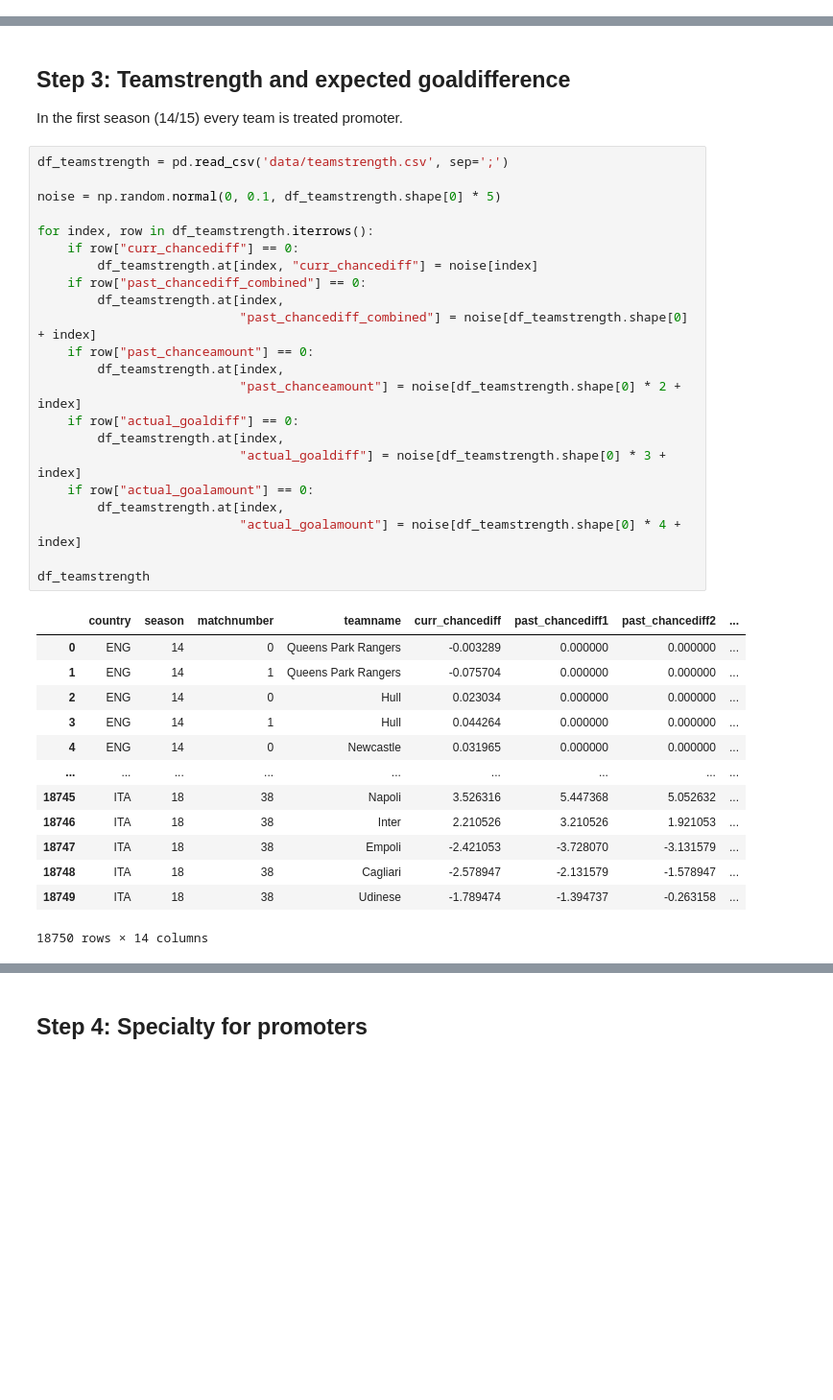
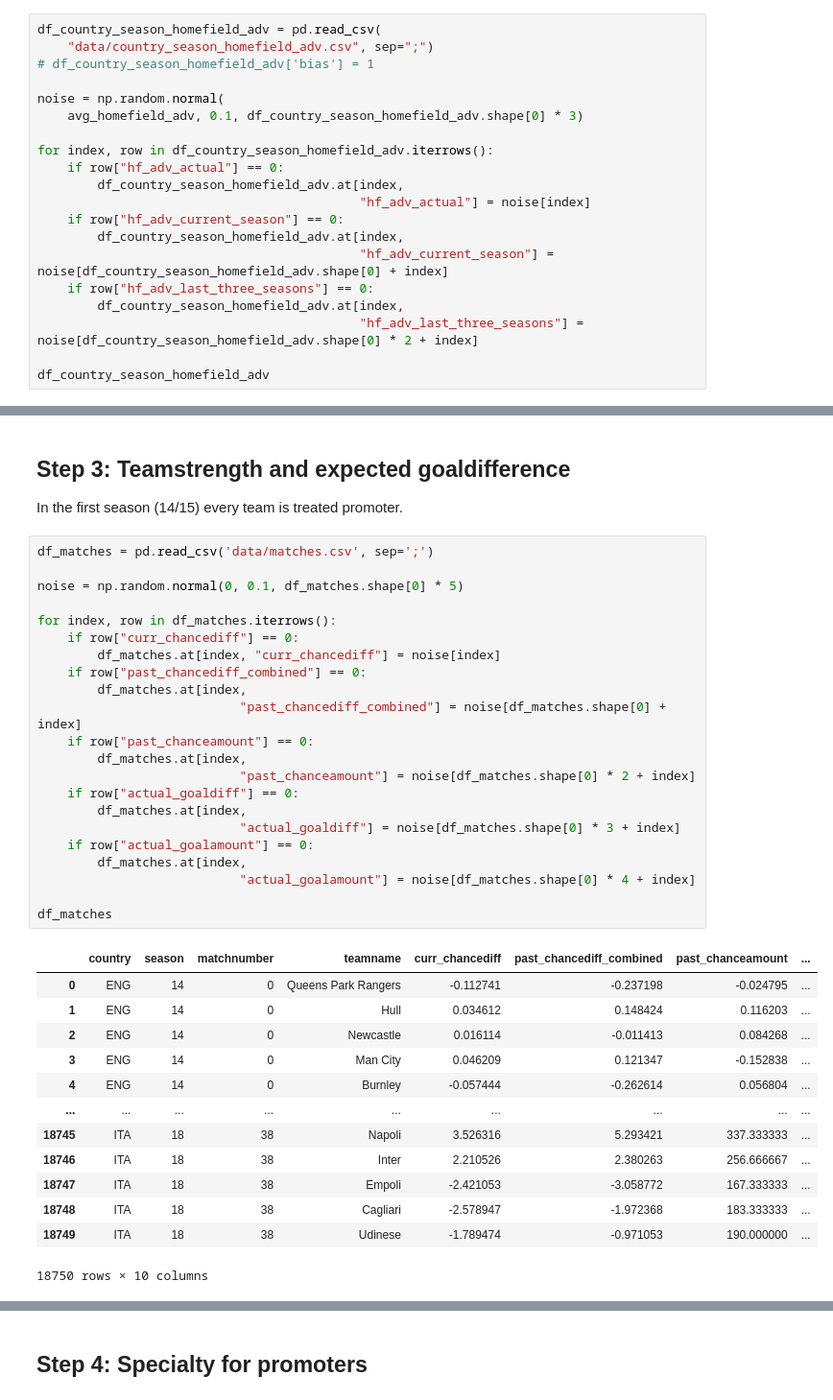
Before and after one commit to LUKEx76/football_prediction, a Jupyter notebook: heuer_model/heuer.ipynb, the cells around one changed output, grey strips where cells are left out. Shown at 96% size. Cells and saved outputs as stored; diff of their text form; blank space fills up the shorter version.

```diff
--- a/heuer_model/heuer.ipynb
+++ b/heuer_model/heuer.ipynb
@@ -53,3 +53,23 @@ avg_homefield_adv = np.sum(df_homefield["homefield_adv"]) / NUM_OF_SEASONS
 print("Average homefield advantage on all games:", avg_homefield_adv)
 # %% [output]
 Average homefield advantage on all games: 0.36837358101135187
+# %%
+df_country_season_homefield_adv = pd.read_csv(
+    "data/country_season_homefield_adv.csv", sep=";")
+# df_country_season_homefield_adv['bias'] = 1
+
+noise = np.random.normal(
+    avg_homefield_adv, 0.1, df_country_season_homefield_adv.shape[0] * 3)
+
+for index, row in df_country_season_homefield_adv.iterrows():
+    if row["hf_adv_actual"] == 0:
+        df_country_season_homefield_adv.at[index,
+                                           "hf_adv_actual"] = noise[index]
+    if row["hf_adv_current_season"] == 0:
+        df_country_season_homefield_adv.at[index,
+                                           "hf_adv_current_season"] = noise[df_country_season_homefield_adv.shape[0] + index]
+    if row["hf_adv_last_three_seasons"] == 0:
+        df_country_season_homefield_adv.at[index,
+                                           "hf_adv_last_three_seasons"] = noise[df_country_season_homefield_adv.shape[0] * 2 + index]
+
+df_country_season_homefield_adv
@@ -162,41 +191,41 @@ Goalamount: 3.1438773471969945
 
 In the first season (14/15) every team is treated promoter.
 # %%
-df_teamstrength = pd.read_csv('data/teamstrength.csv', sep=';')
+df_matches = pd.read_csv('data/matches.csv', sep=';')
 
-noise = np.random.normal(0, 0.1, df_teamstrength.shape[0] * 5)
+noise = np.random.normal(0, 0.1, df_matches.shape[0] * 5)
 
-for index, row in df_teamstrength.iterrows():
+for index, row in df_matches.iterrows():
     if row["curr_chancediff"] == 0:
-        df_teamstrength.at[index, "curr_chancediff"] = noise[index]
+        df_matches.at[index, "curr_chancediff"] = noise[index]
     if row["past_chancediff_combined"] == 0:
-        df_teamstrength.at[index,
-                           "past_chancediff_combined"] = noise[df_teamstrength.shape[0] + index]
+        df_matches.at[index,
+                           "past_chancediff_combined"] = noise[df_matches.shape[0] + index]
     if row["past_chanceamount"] == 0:
-        df_teamstrength.at[index,
-                           "past_chanceamount"] = noise[df_teamstrength.shape[0] * 2 + index]
+        df_matches.at[index,
+                           "past_chanceamount"] = noise[df_matches.shape[0] * 2 + index]
     if row["actual_goaldiff"] == 0:
-        df_teamstrength.at[index,
-                           "actual_goaldiff"] = noise[df_teamstrength.shape[0] * 3 + index]
+        df_matches.at[index,
+                           "actual_goaldiff"] = noise[df_matches.shape[0] * 3 + index]
     if row["actual_goalamount"] == 0:
-        df_teamstrength.at[index,
-                           "actual_goalamount"] = noise[df_teamstrength.shape[0] * 4 + index]
+        df_matches.at[index,
+                           "actual_goalamount"] = noise[df_matches.shape[0] * 4 + index]
 
-df_teamstrength
+df_matches
 # %% [output]
-|  | country | season | matchnumber | teamname | curr_chancediff | past_chancediff1 | past_chancediff2 | ... |
-| 0 | ENG | 14 | 0 | Queens Park Rangers | -0.003289 | 0.000000 | 0.000000 | ... |
-| 1 | ENG | 14 | 1 | Queens Park Rangers | -0.075704 | 0.000000 | 0.000000 | ... |
-| 2 | ENG | 14 | 0 | Hull | 0.023034 | 0.000000 | 0.000000 | ... |
-| 3 | ENG | 14 | 1 | Hull | 0.044264 | 0.000000 | 0.000000 | ... |
-| 4 | ENG | 14 | 0 | Newcastle | 0.031965 | 0.000000 | 0.000000 | ... |
+|  | country | season | matchnumber | teamname | curr_chancediff | past_chancediff_combined | past_chanceamount | ... |
+| 0 | ENG | 14 | 0 | Queens Park Rangers | -0.112741 | -0.237198 | -0.024795 | ... |
+| 1 | ENG | 14 | 0 | Hull | 0.034612 | 0.148424 | 0.116203 | ... |
+| 2 | ENG | 14 | 0 | Newcastle | 0.016114 | -0.011413 | 0.084268 | ... |
+| 3 | ENG | 14 | 0 | Man City | 0.046209 | 0.121347 | -0.152838 | ... |
+| 4 | ENG | 14 | 0 | Burnley | -0.057444 | -0.262614 | 0.056804 | ... |
 | ... | ... | ... | ... | ... | ... | ... | ... | ... |
-| 18745 | ITA | 18 | 38 | Napoli | 3.526316 | 5.447368 | 5.052632 | ... |
-| 18746 | ITA | 18 | 38 | Inter | 2.210526 | 3.210526 | 1.921053 | ... |
-| 18747 | ITA | 18 | 38 | Empoli | -2.421053 | -3.728070 | -3.131579 | ... |
-| 18748 | ITA | 18 | 38 | Cagliari | -2.578947 | -2.131579 | -1.578947 | ... |
-| 18749 | ITA | 18 | 38 | Udinese | -1.789474 | -1.394737 | -0.263158 | ... |
+| 18745 | ITA | 18 | 38 | Napoli | 3.526316 | 5.293421 | 337.333333 | ... |
+| 18746 | ITA | 18 | 38 | Inter | 2.210526 | 2.380263 | 256.666667 | ... |
+| 18747 | ITA | 18 | 38 | Empoli | -2.421053 | -3.058772 | 167.333333 | ... |
+| 18748 | ITA | 18 | 38 | Cagliari | -2.578947 | -1.972368 | 183.333333 | ... |
+| 18749 | ITA | 18 | 38 | Udinese | -1.789474 | -0.971053 | 190.000000 | ... |
-18750 rows × 14 columns
+18750 rows × 10 columns
 # %%
 @cache
 def h_teamstrength(country, season, matchnumber, teamname):
```
Also changed, not shown: parts of 9 cells of this notebook, 2 other files.
